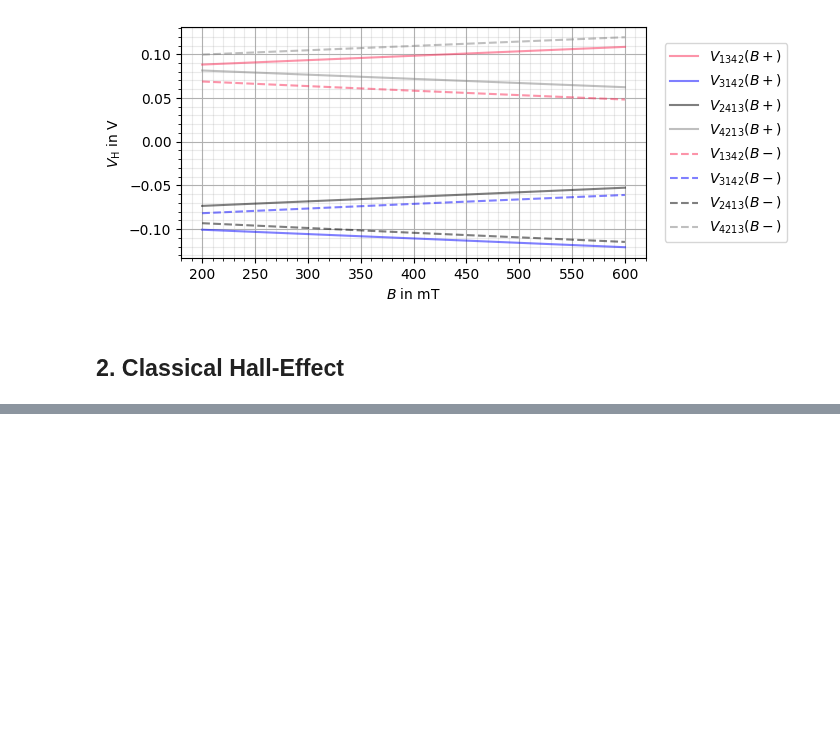
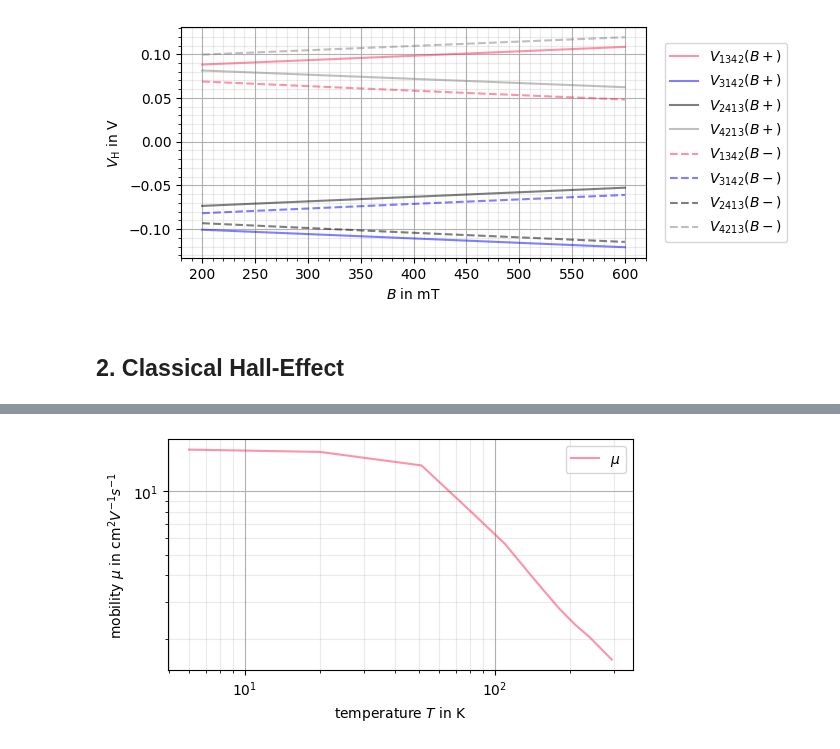
Before and after one commit to CVC97/ALC-24-25, a Jupyter notebook: FM.QHE_quantum_hall_effect/fm_qhe_data_analysis.ipynb, the cells around one changed output, grey strips where cells are left out. Cells and saved outputs as stored; diff of their text form; code cells hidden in the pictures; blank space fills up the shorter version.

```diff
--- a/FM.QHE_quantum_hall_effect/fm_qhe_data_analysis.ipynb
+++ b/FM.QHE_quantum_hall_effect/fm_qhe_data_analysis.ipynb
@@ -100,0 +194,23 @@ vdP_data = pd.read_csv(f"data/Caro_Carlo_vdPauw.txt", delimiter = "\t", skiprows
+# %%
+# b. mobility mu over T
+
+# plotting
+fig, ax = plt.subplots(figsize=(6,3))
+ax.set_xlabel(r'temperature $T$ in K')      # \mathrm{\AA} wird im notebook angezeigt aber nicht im pgf plot!! dazu durch \si{\AA} in der .pgf ersetzen!!
+ax.set_ylabel(r'mobility $\mu$ in cm$^2V^{-1}s^{-1}$')
+ax.grid()
+ax.grid(which='minor', color = '#999999', alpha = 0.2, linestyle = '-')
+ax.minorticks_on()
+
+# ax.semilogy([1/T for T in T_plot_list], [abs(n) for n in n_plot_list], color = "xkcd:red pink", alpha = 0.5, label = r"$n$")
+ax.loglog(T_plot_list, mu_plot_list, color = "xkcd:red pink", alpha = 0.5, label = r"$\mu$")
+
+ax.legend()
+ax.legend(loc="upper right")
+
+
+plt.savefig('FM.QHE_visualizations/mu_over_T.pdf', facecolor = 'white', bbox_inches='tight')
+plt.savefig('FM.QHE_visualizations/mu_over_T.pgf', facecolor = 'white', bbox_inches='tight')
+plt.show()
+# %% [output]
+[figure, added]
```
Also changed, not shown: parts of 4 cells of this notebook, 4 other files.
